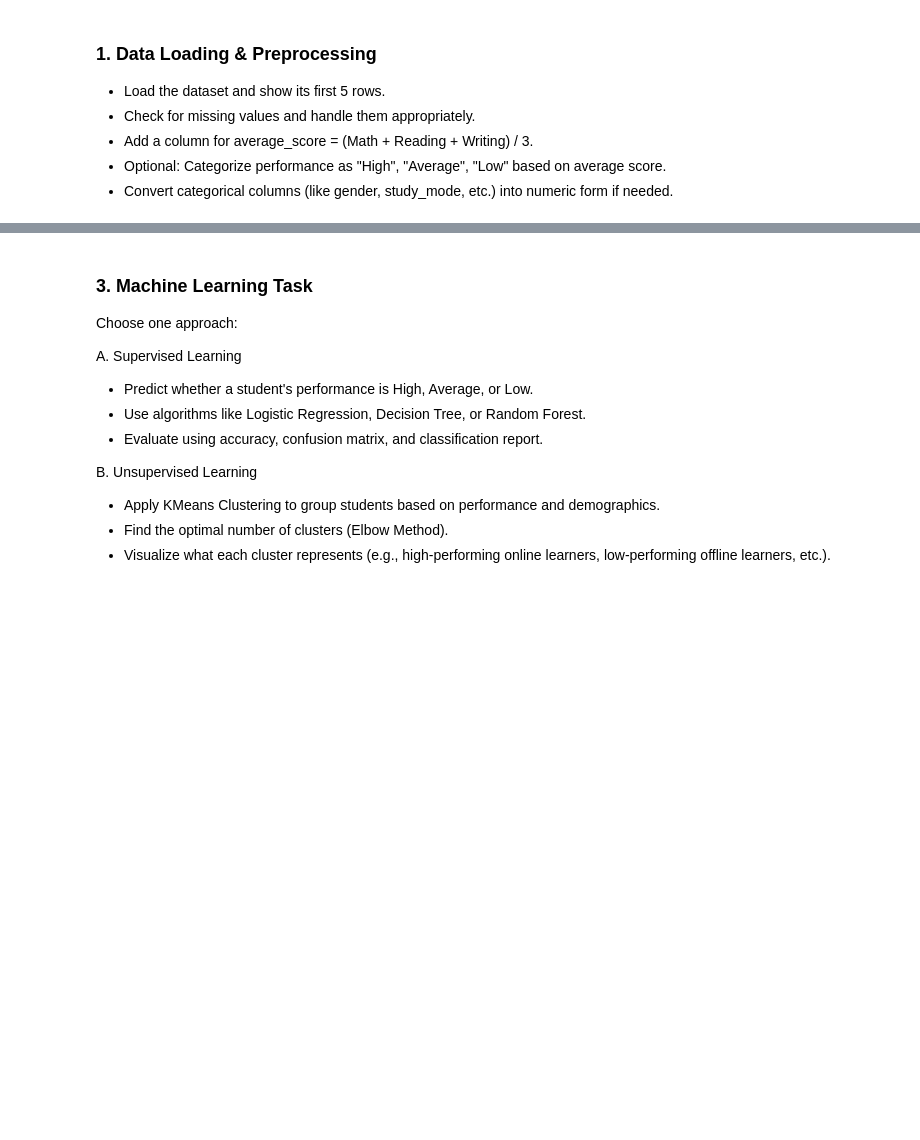
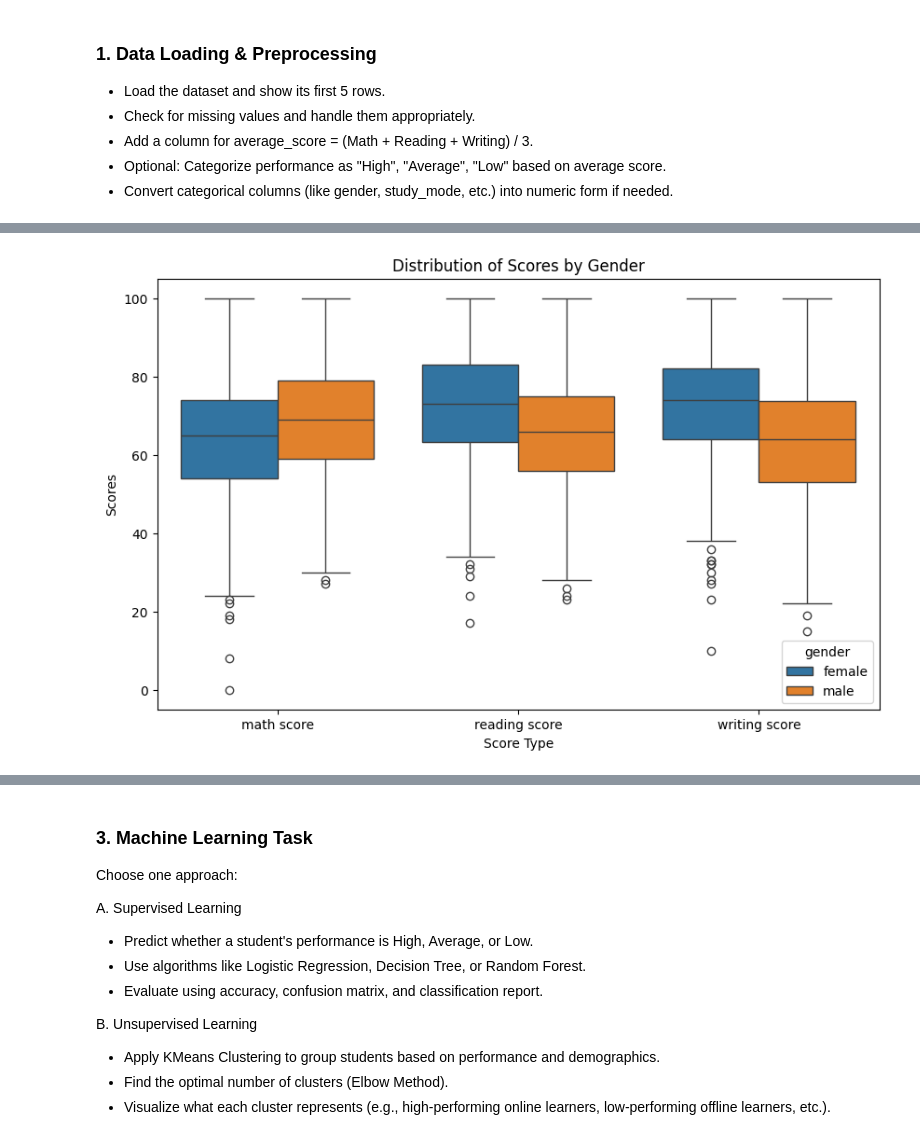
Before and after one commit to emadadnan000/SMIT-AI-DS, a Jupyter notebook: Project/Monthly Test October.ipynb, the cells around one changed output, grey strips where cells are left out. Saved outputs shown, nothing was run; the diff lists cells and outputs as text; code cells hidden in the pictures; blank space fills up the shorter version.

```diff
--- a/Project/Monthly Test October.ipynb
+++ b/Project/Monthly Test October.ipynb
@@ -39,0 +167,13 @@ df.head(5)
+# %%
+# Check gender distribution for scores
+scores = ['math score', 'reading score', 'writing score']
+df_melted = df.melt(id_vars=['gender'], value_vars=scores, var_name='score_type', value_name='score')
+
+plt.figure(figsize=(10, 6))
+sns.boxplot(data=df_melted, x='score_type', y='score', hue='gender')
+plt.title('Distribution of Scores by Gender')
+plt.xlabel('Score Type')
+plt.ylabel('Scores')
+plt.show()
+# %% [output]
+[figure, added]
```
Also changed, not shown: parts of 10 cells of this notebook.
